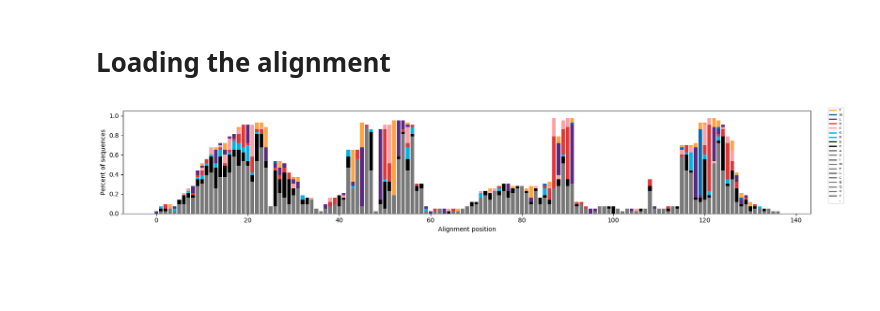
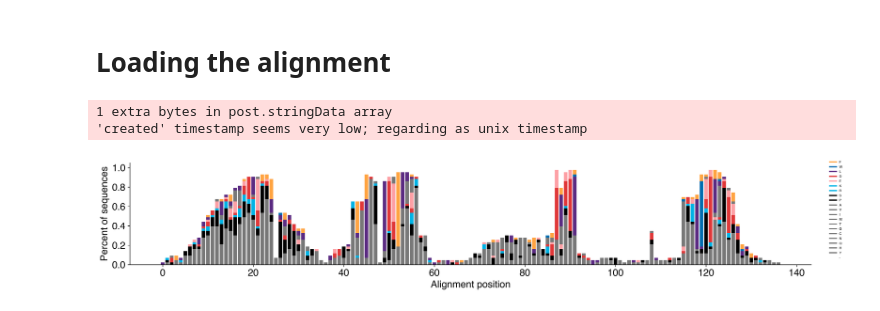
Before and after one commit to staller-lab/Gcn4-evolution, a Jupyter notebook: Pdr1_search_analysis.ipynb, the cells around one changed output. Drawn from its saved outputs; the diff is of its cells as text; code cells hidden in the pictures; blank space fills up the shorter version.

```diff
--- a/Pdr1_search_analysis.ipynb
+++ b/Pdr1_search_analysis.ipynb
@@ -6,7 +17,7 @@ from matplotlib.lines import Line2D
 # Making fasta
 # %%
 # Read in the sanborn data and get the most active sequences
-df = pd.read_table("../Pdr1/Pdr1_orthologs_w_act_sanborn.tsv", header=None)
+df = pd.read_table("../data/other_TF_data/Pdr1/data/Pdr1_orthologs_w_act_sanborn.tsv", header=None)
 df = df.drop([2,3,4], axis=1)
 most_active = df.sort_values(5, ascending=False).head(int(len(df)*.25))
 # %%
@@ -18,7 +29,7 @@ Text(0.5, 0, 'Pdr1 activity score')
 [figure]
 # %%
 # Save the most active sequences as a fasta
-with open("../Pdr1/pdr1_orthologs_most_active_sanborn.fasta", "w+") as f:
+with open("../data/other_TF_data/Pdr1/data/pdr1_orthologs_most_active_sanborn.fasta", "w+") as f:
     for i in most_active.index:
         f.write(">" + most_active.loc[i, 0] + '\n')
         f.write(most_active.loc[i, 1] + "\n")
@@ -28,7 +39,7 @@ with open("../Pdr1/pdr1_orthologs_most_active_sanborn.fasta", "w+") as f:
 # Loading the alignment
 # %%
 # Read in the alignment
-with open("../Pdr1/pdr1_orthologs_most_active_sanborn.mafft", "r") as f:
+with open("../data/other_TF_data/Pdr1/data/pdr1_orthologs_most_active_sanborn.mafft", "r") as f:
     lines = f.readlines()
 
 names = []
@@ -83,8 +94,6 @@ amino_acid_colors = {
 # %%
 # Code to make alignment conservation plots
 def make_alignment_conservation_plot(alignment_file, output_file, remove_gaps=False):
-
-    # Read in alignment file
     with open(alignment_file, "r") as f:
         lines = f.readlines()
 
@@ -103,13 +112,11 @@ def make_alignment_conservation_plot(alignment_file, output_file, remove_gaps=Fa
 
     seqs.append(seq)
 
-    # This will determine the position of the amino acid in the plot (i.e. X at the bottom, - at the top)
-    amino_acids = ['Y', 'H', 'Q','N', 'C', 'G', 'T', 'M', 'I', 'V', 'A', 'S',  'P', 'R', 'K', 'D', 'E', 'L', 'W', 'F', '-']
+    amino_acids = ['H', 'Q','N', 'C', 'G', 'T',  'I', 'V', 'A', 'S',  'P', 'R', 'K', 'D', 'E', 'M', 'Y', 'L', 'W', 'F', '-']
 
-    # List of sequence positions - Each entry is a dictionary with amino acid counts at the position
+    # Each sequence position gets an dictionary is the list
     amino_acid_dicts = [{aa: 0 for aa in amino_acids}.copy() for _ in range(len(seqs[0]))]
 
-    # Go through each sequence and count the amino acids at each position
     for seq in seqs:
         for i, aa in enumerate(seq):
             amino_acid_dicts[i][aa] += 1
@@ -117,7 +124,6 @@ def make_alignment_conservation_plot(alignment_file, output_file, remove_gaps=Fa
     if remove_gaps:
         filtered_aa_dict = []
         for aa_d in amino_acid_dicts:
-            # Only include positions that are less than 90% gaps
             if aa_d['-'] < len(seqs) * .90:
                 filtered_aa_dict.append(aa_d)
         amino_acid_dicts = filtered_aa_dict
@@ -127,25 +133,26 @@ def make_alignment_conservation_plot(alignment_file, output_file, remove_gaps=Fa
 
     for i, count_dict in enumerate(amino_acid_dicts):
         bottom = 0
-
-        # Add to the bar for each amino acid
         for aa, count in count_dict.items():
             p = ax.bar(i, count/len(seqs), label=aa, bottom=bottom, color = amino_acid_colors[aa])
             bottom += count/len(seqs)
 
-    ax.set_xlabel("Alignment position")
-    ax.set_ylabel("Percent of sequences")
+    ax.set_xlabel("Alignment position", fontsize=16)
+    ax.set_ylabel("Percent of sequences", fontsize=16)
 
     custom_lines = []
 
-    # Code to add a legend
     for color in list(amino_acid_colors.values()):
         custom_lines.append(Line2D([0], [0], color=color, lw=2))
 
-    ax.legend(custom_lines, list(amino_acid_colors.keys()), bbox_to_anchor=(1.05, 1.05), fontsize=5.5)
-
+    plt.xticks(fontsize=16)
+    plt.yticks(fontsize=16)
+    ax.legend(custom_lines, list(amino_acid_colors.keys()), bbox_to_anchor=(1.05, 1.05), fontsize=5.5, frameon=False)
+    sns.despine()
     plt.savefig(output_file)
 # %%
-make_alignment_conservation_plot("../Pdr1/pdr1_orthologs_most_active_sanborn.mafft", "../Pdr1/Pdr1_alignment_conservation_plot.pdf")
+make_alignment_conservation_plot("../data/other_TF_data/Pdr1/data/pdr1_orthologs_most_active_sanborn.mafft", "../figures/Pdr1_alignment_conservation_plot.pdf")
 # %% [output]
+1 extra bytes in post.stringData array
+'created' timestamp seems very low; regarding as unix timestamp
-[figure, old version]
+[figure, new version]
```
Also changed, not shown: parts of 3 cells of this notebook, 10 other files.
